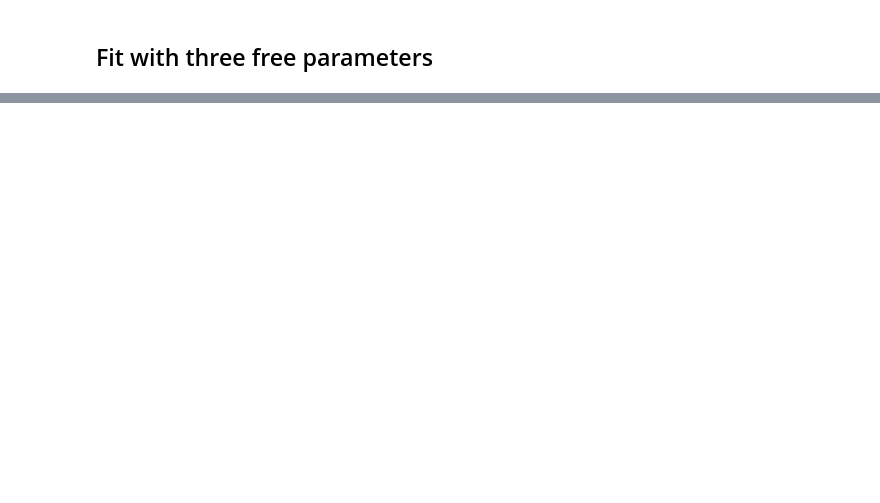
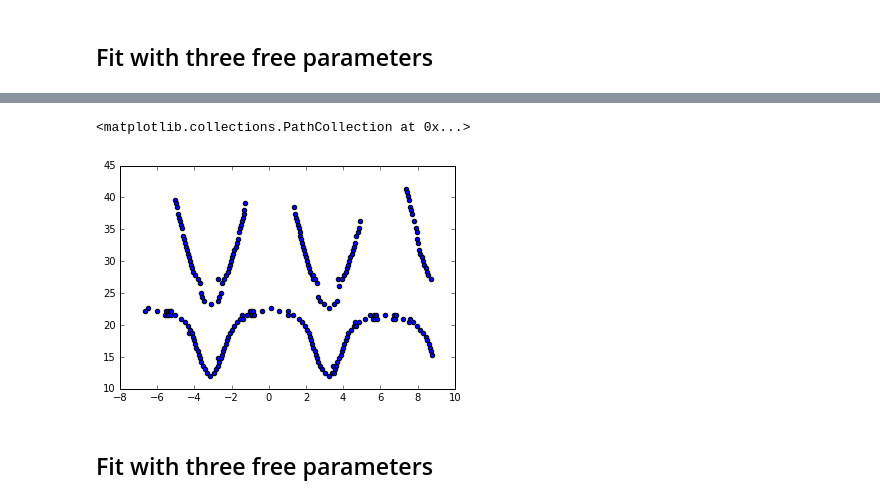
Before and after one commit to bernardvanheck/shared_notebooks, a Jupyter notebook: data_analysis_100nm_device.ipynb, the cells around one changed output, grey strips where cells are left out. Drawn from its saved outputs; the diff is of its cells as text; code cells hidden in the pictures; blank space fills up the shorter version.

```diff
--- a/data_analysis_100nm_device.ipynb
+++ b/data_analysis_100nm_device.ipynb
@@ -426,0 +515,23 @@ plt.errorbar(data_abs['y'], abs_pos, yerr=bars)
+# %%
+# These spurious points are removed manually; then we zip phi and V coordinates together
+lc_line_227 = zip(data_lc_227['y'], lc_227)
+abs_line_227 = zip(np.concatenate((data_abs_227['y'][44:142], data_abs_227['y'][209:303], data_abs_227['y'][363:])),
+               np.concatenate((abs_227[44:142], abs_227[209:303], abs_227[363:])))
+# %%
+# A problem with the points is that, due to finite resolution,
+# some consecutive points have equal values of voltage. We merge these points
+# by taking their average x.
+lines_227 = []
+for k, group in itertools.groupby(lc_line_227 + abs_line_227, lambda l: l[1]):
+    xs = [g[0] for g in group]
+    lines_227.append((np.mean(xs), k))
+# %%
+# This is the final dataset
+# No error bars (yet..)
+phase, frequency = zip(*lines_227)
+plt.scatter(phase, frequency)
+# %% [output]
+<matplotlib.collections.PathCollection at 0x...>
+[figure, added]
+# %% [markdown]
+## Fit with three free parameters
```
Also changed, not shown: parts of 39 cells of this notebook.
